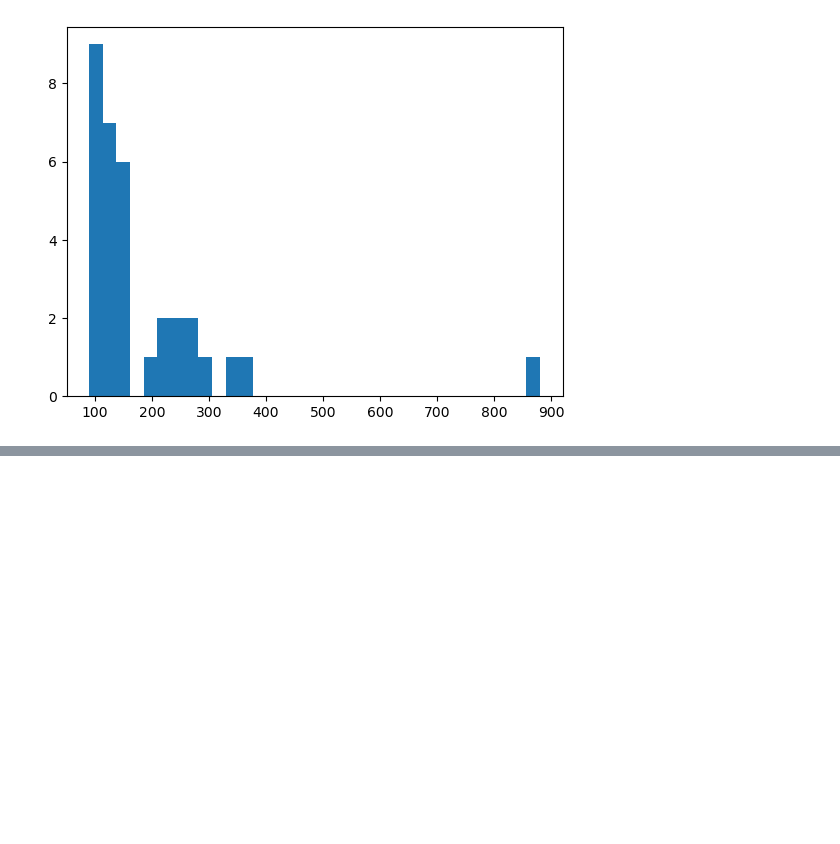
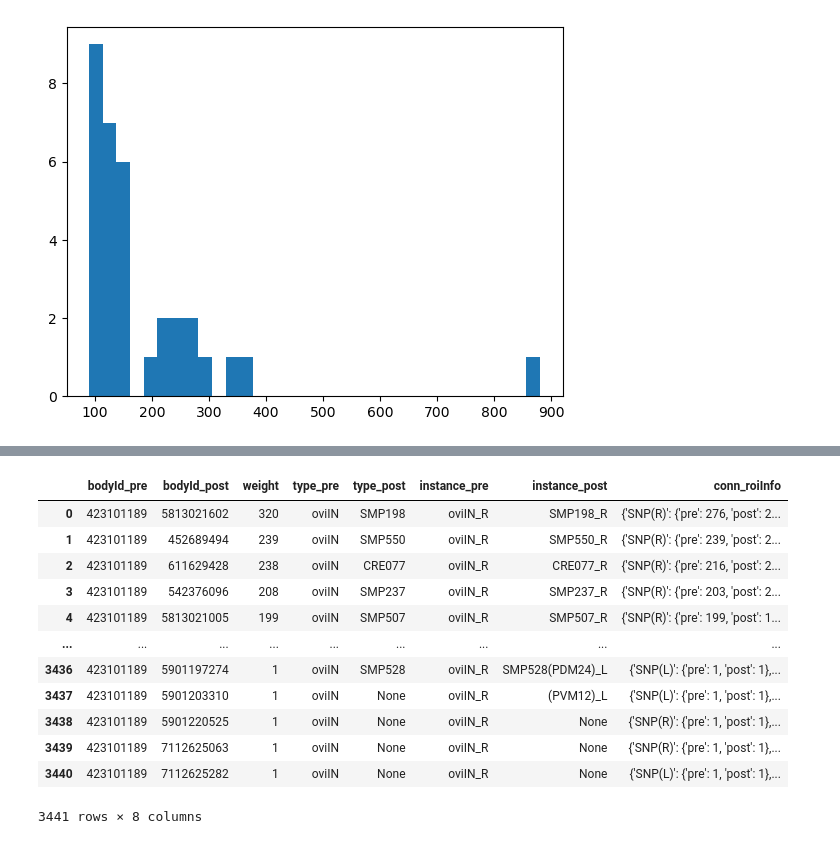
Before and after one commit to Gutierrez-lab/oviIN-analyses-gabrielle, a Jupyter notebook: hub_spoke_sandbox.ipynb, the cells around one changed output, grey strips where cells are left out. Saved outputs shown, nothing was run; the diff lists cells and outputs as text; code cells hidden in the pictures; blank space fills up the shorter version.

```diff
--- a/hub_spoke_sandbox.ipynb
+++ b/hub_spoke_sandbox.ipynb
@@ -635,0 +714,19 @@ BokehUserWarning: ColumnDataSource's columns must be of the same length. Current
+# %%
+# outputs to oviINr
+from neuprint import fetch_simple_connections
+ovi_outputs = fetch_simple_connections(oviINr_bodyID,None)
+ovi_outputs
+# %% [output]
+|  | bodyId_pre | bodyId_post | weight | type_pre | type_post | instance_pre | instance_post | conn_roiInfo |
+| 0 | 423101189 | 5813021602 | 320 | oviIN | SMP198 | oviIN_R | SMP198_R | {'SNP(R)': {'pre': 276, 'post': 2... |
+| 1 | 423101189 | 452689494 | 239 | oviIN | SMP550 | oviIN_R | SMP550_R | {'SNP(R)': {'pre': 239, 'post': 2... |
+| 2 | 423101189 | 611629428 | 238 | oviIN | CRE077 | oviIN_R | CRE077_R | {'SNP(R)': {'pre': 216, 'post': 2... |
+| 3 | 423101189 | 542376096 | 208 | oviIN | SMP237 | oviIN_R | SMP237_R | {'SNP(R)': {'pre': 203, 'post': 2... |
+| 4 | 423101189 | 5813021005 | 199 | oviIN | SMP507 | oviIN_R | SMP507_R | {'SNP(R)': {'pre': 199, 'post': 1... |
+| ... | ... | ... | ... | ... | ... | ... | ... | ... |
+| 3436 | 423101189 | 5901197274 | 1 | oviIN | SMP528 | oviIN_R | SMP528(PDM24)_L | {'SNP(L)': {'pre': 1, 'post': 1},... |
+| 3437 | 423101189 | 5901203310 | 1 | oviIN | None | oviIN_R | (PVM12)_L | {'SNP(L)': {'pre': 1, 'post': 1},... |
+| 3438 | 423101189 | 5901220525 | 1 | oviIN | None | oviIN_R | None | {'SNP(R)': {'pre': 1, 'post': 1},... |
+| 3439 | 423101189 | 7112625063 | 1 | oviIN | None | oviIN_R | None | {'SNP(R)': {'pre': 1, 'post': 1},... |
+| 3440 | 423101189 | 7112625282 | 1 | oviIN | None | oviIN_R | None | {'SNP(L)': {'pre': 1, 'post': 1},... |
+3441 rows × 8 columns
```
Also changed, not shown: parts of 16 cells of this notebook, 1 other file.
